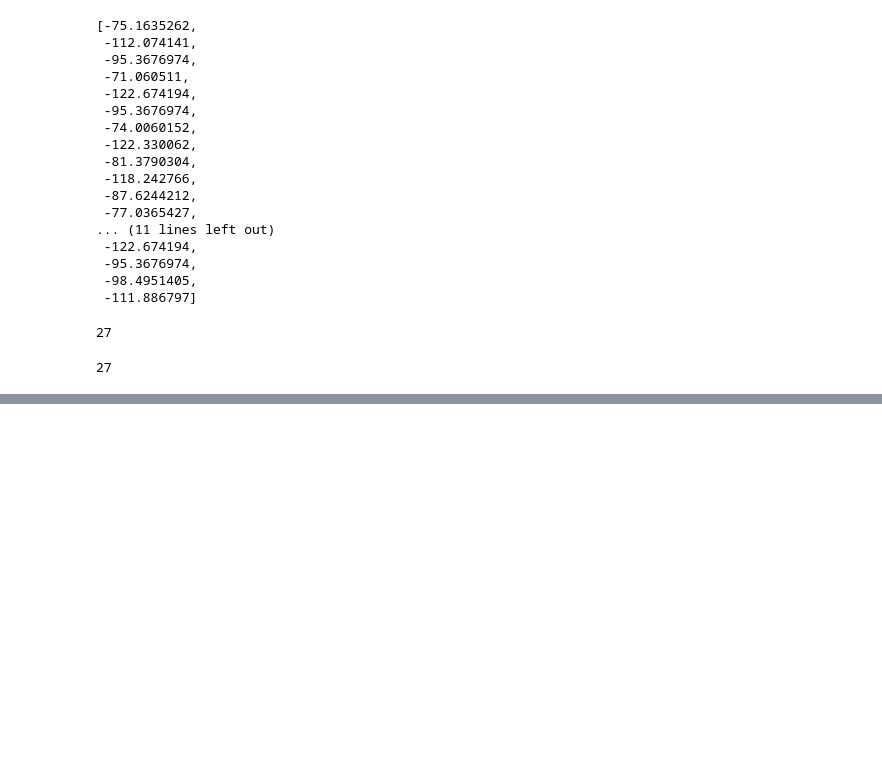
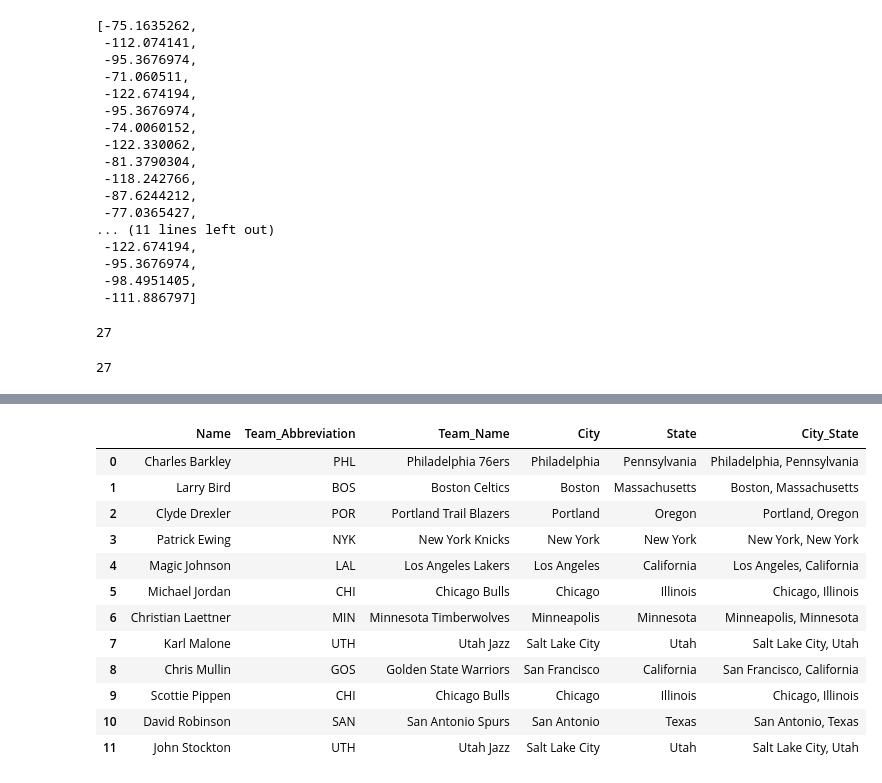
Before and after one commit to e-harrell/dreamteam92, a Jupyter notebook: project notebook.ipynb, the cells around one changed output, grey strips where cells are left out. Saved outputs shown, nothing was run; the diff lists cells and outputs as text; code cells hidden in the pictures; blank space fills up the shorter version.

```diff
--- a/project notebook.ipynb
+++ b/project notebook.ipynb
@@ -777,0 +858,8 @@ fig.show()
+# %%
+#create dataframe from lists
+rookie_mapdata=pd.DataFrame({'Name': Name,
+                      'Team_Abbreviation':Team_Abbreviation,
+                      'Team_Name': Team_Name,
+                      'City': City,
+                      'State':State})
+rookie_mapdata
@@ -777,0 +880,23 @@ fig.show()
+# %%
+#fill in missing data and incorrect data
+condition=rookie_mapdata['Team_Abbreviation'] == 'PHL'
+columns_to_modify=['Team_Name', 'City', 'State']
+rookie_mapdata.loc[condition, columns_to_modify] = ['Philadelphia 76ers', 'Philadelphia', 'Pennsylvania']
+
+condition=rookie_mapdata['Team_Abbreviation'] == 'MIN'
+columns_to_modify=['Team_Name', 'City', 'State']
+rookie_mapdata.loc[condition, columns_to_modify] = ['Minnesota Timberwolves', 'Minneapolis', 'Minnesota']
+
+condition=rookie_mapdata['Team_Abbreviation'] == 'UTH'
+columns_to_modify=['Team_Name', 'City', 'State']
+rookie_mapdata.loc[condition, columns_to_modify] = ['Utah Jazz', 'Salt Lake City', 'Utah']
+
+condition=rookie_mapdata['Team_Abbreviation'] == 'GOS'
+columns_to_modify=['Team_Name', 'City', 'State']
+rookie_mapdata.loc[condition, columns_to_modify] = ['Golden State Warriors', 'San Francisco', 'California']
+
+condition=rookie_mapdata['Team_Abbreviation'] == 'SAN'
+columns_to_modify=['Team_Name', 'City', 'State']
+rookie_mapdata.loc[condition, columns_to_modify] = ['San Antonio Spurs', 'San Antonio', 'Texas']
+
+rookie_mapdata
@@ -777,0 +917,26 @@ fig.show()
+# %%
+#create single column for City and State combined
+City_State=[]
+for index, row in rookie_mapdata[['City', 'State']].iterrows():
+    City_State.append(row['City'] + ", " + row['State'])
+City_State=pd.DataFrame(City_State)
+#append 2 dataframes
+rookie_mapdata=pd.concat([rookie_mapdata,City_State], axis=1)
+#rename new column
+rookie_mapdata=rookie_mapdata.rename(columns={0:'City_State'})
+#check data
+rookie_mapdata
+# %% [output]
+|  | Name | Team_Abbreviation | Team_Name | City | State | City_State |
+| 0 | Charles Barkley | PHL | Philadelphia 76ers | Philadelphia | Pennsylvania | Philadelphia, Pennsylvania |
+| 1 | Larry Bird | BOS | Boston Celtics | Boston | Massachusetts | Boston, Massachusetts |
+| 2 | Clyde Drexler | POR | Portland Trail Blazers | Portland | Oregon | Portland, Oregon |
+| 3 | Patrick Ewing | NYK | New York Knicks | New York | New York | New York, New York |
+| 4 | Magic Johnson | LAL | Los Angeles Lakers | Los Angeles | California | Los Angeles, California |
+| 5 | Michael Jordan | CHI | Chicago Bulls | Chicago | Illinois | Chicago, Illinois |
+| 6 | Christian Laettner | MIN | Minnesota Timberwolves | Minneapolis | Minnesota | Minneapolis, Minnesota |
+| 7 | Karl Malone | UTH | Utah Jazz | Salt Lake City | Utah | Salt Lake City, Utah |
+| 8 | Chris Mullin | GOS | Golden State Warriors | San Francisco | California | San Francisco, California |
+| 9 | Scottie Pippen | CHI | Chicago Bulls | Chicago | Illinois | Chicago, Illinois |
+| 10 | David Robinson | SAN | San Antonio Spurs | San Antonio | Texas | San Antonio, Texas |
+| 11 | John Stockton | UTH | Utah Jazz | Salt Lake City | Utah | Salt Lake City, Utah |
```
Also changed, not shown: parts of 36 cells of this notebook.
